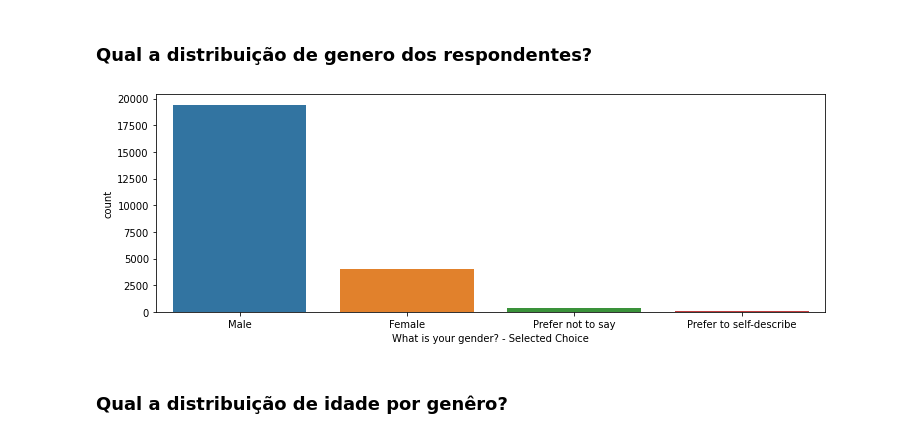
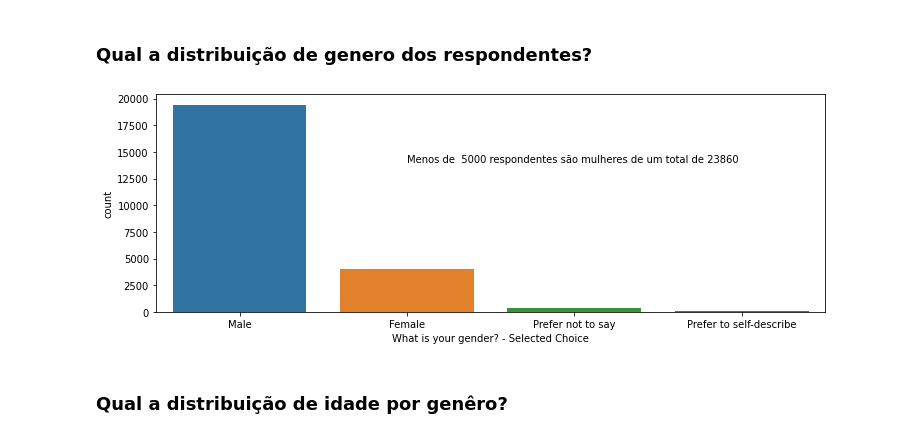
Before and after one commit to walkiria/mini-curso-ai-girls, a Jupyter notebook: aula-04.ipynb, the cells around one changed output. Cells and saved outputs as stored; diff of their text form; code cells hidden in the pictures.

```diff
--- a/aula-04.ipynb
+++ b/aula-04.ipynb
@@ -135,12 +165,12 @@ We will remove 314 columns.
 # %%
 fig, ax = plt.subplots(figsize=(12, 4))
 
 sns.countplot(x=df_choice['What is your gender? - Selected Choice'], ax=ax, order =df_choice['What is your gender? - Selected Choice'].value_counts().index)
 # Add labels to the plot
-# plt.annotate('78% are Man, 19.4% are Woman and less than 2% are others diversityes', xy=(1, 14000))
+plt.annotate('Menos de  5000 respondentes são mulheres de um total de 23860', xy=(1, 14000))
 plt.show()
 # %% [output]
-[figure, old version]
+[figure, new version]
 # %% [markdown]
 ### Qual a distribuição de idade por genêro?
 # %%
```
Also changed, not shown: parts of 36 cells of this notebook, 5 other files.
